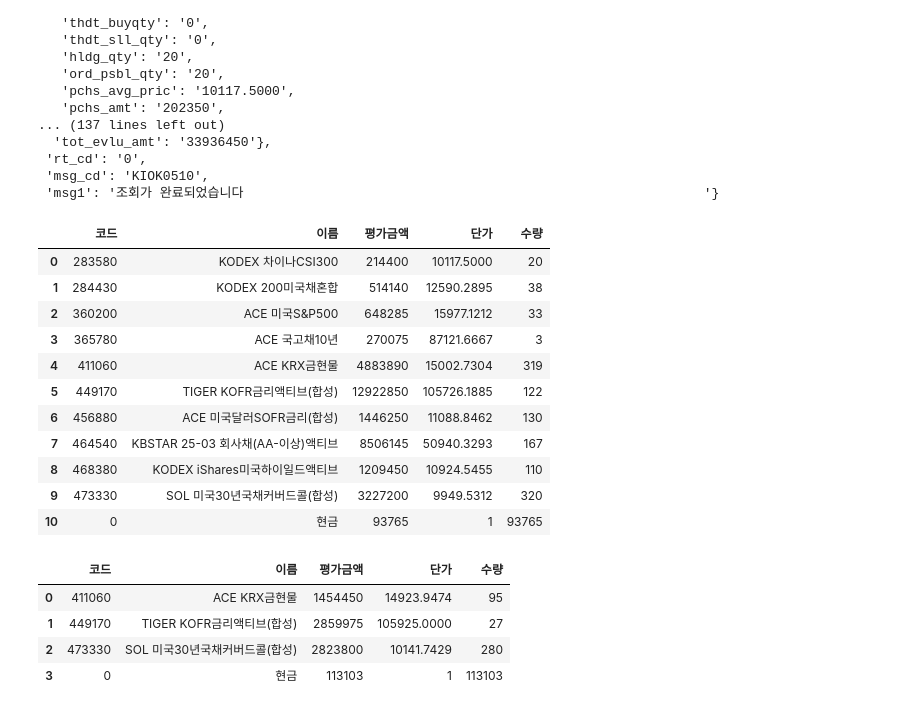
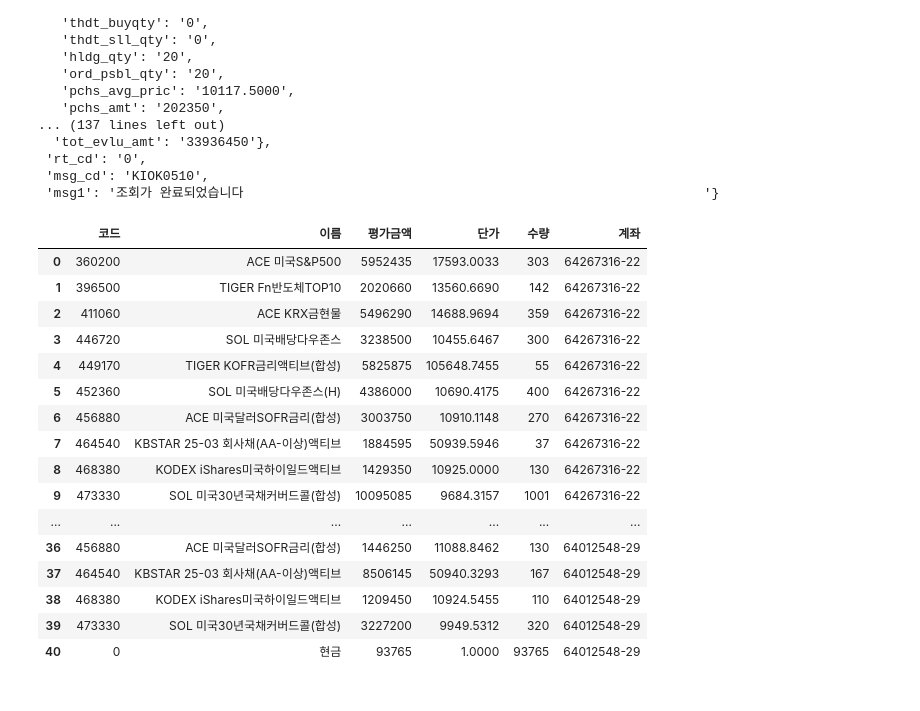
Before and after one commit to birdblues/kbtest, a Jupyter notebook: test01.ipynb, the cells around one changed output. Drawn from its saved outputs; the diff is of its cells as text; code cells hidden in the pictures.

```diff
--- a/test01.ipynb
+++ b/test01.ipynb
@@ -147,10 +145,10 @@ def get_balance_irp(access_token, app_key, app_secret, acc_no):
     res = requests.get(url, headers=headers, params=params)
     return res.json()
 # %%
-# json_0 = get_balance(access_token_0, api_key_0, api_secret_0, acc_no_0)
-# json_1 = get_balance(access_token_1, api_key_1, api_secret_1, acc_no_1)
-# json_2 = get_balance(access_token_2, api_key_2, api_secret_2, acc_no_2)
-# json_3 = get_balance(access_token_3, api_key_isa, api_secret_isa, acc_no_isa)
+json_0 = get_balance(access_token_0, api_key_0, api_secret_0, acc_no_0)
+json_1 = get_balance(access_token_1, api_key_1, api_secret_1, acc_no_1)
+json_2 = get_balance(access_token_2, api_key_2, api_secret_2, acc_no_2)
+json_3 = get_balance(access_token_3, api_key_isa, api_secret_isa, acc_no_isa)
 json_4 = get_balance_irp(access_token_4, api_key_irp, api_secret_irp, acc_no_irp)
 # %%
 json_4
@@ -185,6 +183,12 @@ def get_balance(json):
 
         # concat을 사용하여 새로운 행 추가
         ap = pd.concat([ap, new_row_df], ignore_index=True)
+
+        # 데이터 타입 변환
+        ap["평가금액"] = pd.to_numeric(ap["평가금액"], errors='coerce')
+        ap["단가"] = pd.to_numeric(ap["단가"], errors='coerce')
+        ap["수량"] = pd.to_numeric(ap["수량"], errors='coerce')
+        ap["계좌"] = json['ctx_area_fk100'][:8] + '-' + json['ctx_area_fk100'][9:11]
     return ap
 # %%
 import pandas as pd
@@ -199,32 +203,36 @@ def get_balance_irp(json):
 
         # concat을 사용하여 새로운 행 추가
         ap = pd.concat([ap, new_row_df], ignore_index=True)
+
+        # 데이터 타입 변환
+        ap["평가금액"] = pd.to_numeric(ap["평가금액"], errors='coerce')
+        ap["단가"] = pd.to_numeric(ap["단가"], errors='coerce')
+        ap["수량"] = pd.to_numeric(ap["수량"], errors='coerce')
+        ap["계좌"] = json['ctx_area_fk100'][:8] + '-' + json['ctx_area_fk100'][9:11]
     return ap
 # %%
-# df_0 = get_balance(json_0)
-# df_1 = get_balance(json_1)
-# df_2 = get_balance(json_2)
-# df_3 = get_balance(json_3)
+df_0 = get_balance(json_0)
+df_1 = get_balance(json_1)
+df_2 = get_balance(json_2)
+df_3 = get_balance(json_3)
 df_4 = get_balance_irp(json_4)
-df_4
+df = pd.concat([df_0, df_1, df_2, df_3, df_4], ignore_index=True)
+df
 # %% [output]
-|  | 코드 | 이름 | 평가금액 | 단가 | 수량 |
-| 0 | 283580 | KODEX 차이나CSI300 | 214400 | 10117.5000 | 20 |
-| 1 | 284430 | KODEX 200미국채혼합 | 514140 | 12590.2895 | 38 |
-| 2 | 360200 | ACE 미국S&P500 | 648285 | 15977.1212 | 33 |
-| 3 | 365780 | ACE 국고채10년 | 270075 | 87121.6667 | 3 |
-| 4 | 411060 | ACE KRX금현물 | 4883890 | 15002.7304 | 319 |
-| 5 | 449170 | TIGER KOFR금리액티브(합성) | 12922850 | 105726.1885 | 122 |
-| 6 | 456880 | ACE 미국달러SOFR금리(합성) | 1446250 | 11088.8462 | 130 |
-| 7 | 464540 | KBSTAR 25-03 회사채(AA-이상)액티브 | 8506145 | 50940.3293 | 167 |
-| 8 | 468380 | KODEX iShares미국하이일드액티브 | 1209450 | 10924.5455 | 110 |
-| 9 | 473330 | SOL 미국30년국채커버드콜(합성) | 3227200 | 9949.5312 | 320 |
-| 10 | 0 | 현금 | 93765 | 1 | 93765 |
+|  | 코드 | 이름 | 평가금액 | 단가 | 수량 | 계좌 |
+| 0 | 360200 | ACE 미국S&P500 | 5952435 | 17593.0033 | 303 | 64267316-22 |
+| 1 | 396500 | TIGER Fn반도체TOP10 | 2020660 | 13560.6690 | 142 | 64267316-22 |
+| 2 | 411060 | ACE KRX금현물 | 5496290 | 14688.9694 | 359 | 64267316-22 |
+| 3 | 446720 | SOL 미국배당다우존스 | 3238500 | 10455.6467 | 300 | 64267316-22 |
+| 4 | 449170 | TIGER KOFR금리액티브(합성) | 5825875 | 105648.7455 | 55 | 64267316-22 |
+| 5 | 452360 | SOL 미국배당다우존스(H) | 4386000 | 10690.4175 | 400 | 64267316-22 |
+| 6 | 456880 | ACE 미국달러SOFR금리(합성) | 3003750 | 10910.1148 | 270 | 64267316-22 |
+| 7 | 464540 | KBSTAR 25-03 회사채(AA-이상)액티브 | 1884595 | 50939.5946 | 37 | 64267316-22 |
+| 8 | 468380 | KODEX iShares미국하이일드액티브 | 1429350 | 10925.0000 | 130 | 64267316-22 |
+| 9 | 473330 | SOL 미국30년국채커버드콜(합성) | 10095085 | 9684.3157 | 1001 | 64267316-22 |
+| ... | ... | ... | ... | ... | ... | ... |
+| 36 | 456880 | ACE 미국달러SOFR금리(합성) | 1446250 | 11088.8462 | 130 | 64012548-29 |
+| 37 | 464540 | KBSTAR 25-03 회사채(AA-이상)액티브 | 8506145 | 50940.3293 | 167 | 64012548-29 |
+| 38 | 468380 | KODEX iShares미국하이일드액티브 | 1209450 | 10924.5455 | 110 | 64012548-29 |
+| 39 | 473330 | SOL 미국30년국채커버드콜(합성) | 3227200 | 9949.5312 | 320 | 64012548-29 |
+| 40 | 0 | 현금 | 93765 | 1.0000 | 93765 | 64012548-29 |
-# %%
-df_3
-# %% [output]
-|  | 코드 | 이름 | 평가금액 | 단가 | 수량 |
-| 0 | 411060 | ACE KRX금현물 | 1454450 | 14923.9474 | 95 |
-| 1 | 449170 | TIGER KOFR금리액티브(합성) | 2859975 | 105925.0000 | 27 |
-| 2 | 473330 | SOL 미국30년국채커버드콜(합성) | 2823800 | 10141.7429 | 280 |
-| 3 | 0 | 현금 | 113103 | 1 | 113103 |
```
Also changed, not shown: parts of 3 cells of this notebook.
